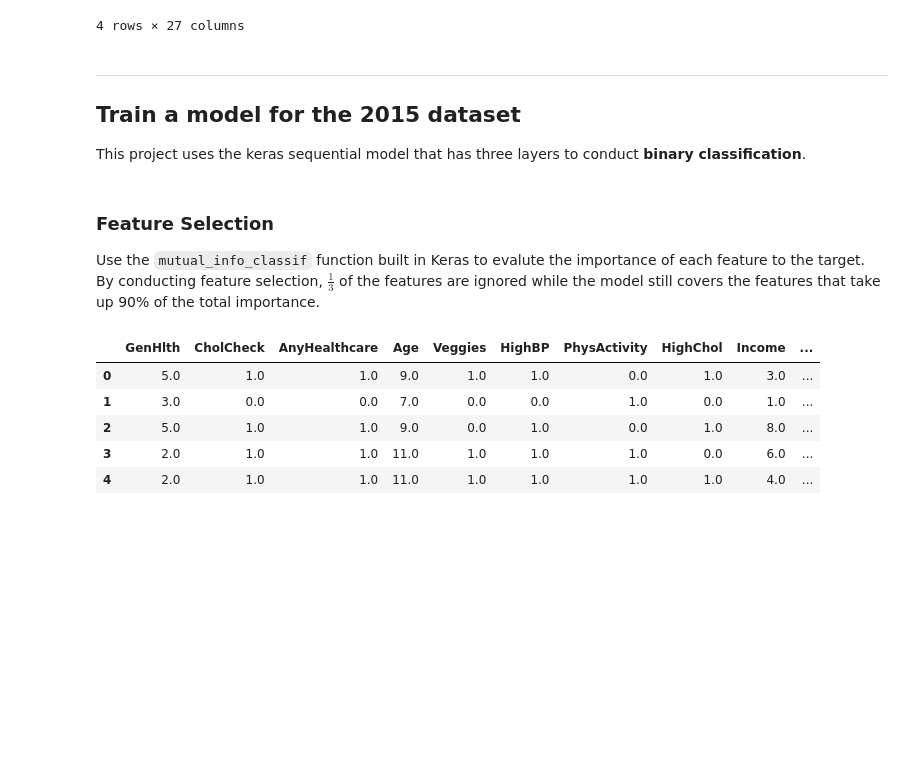
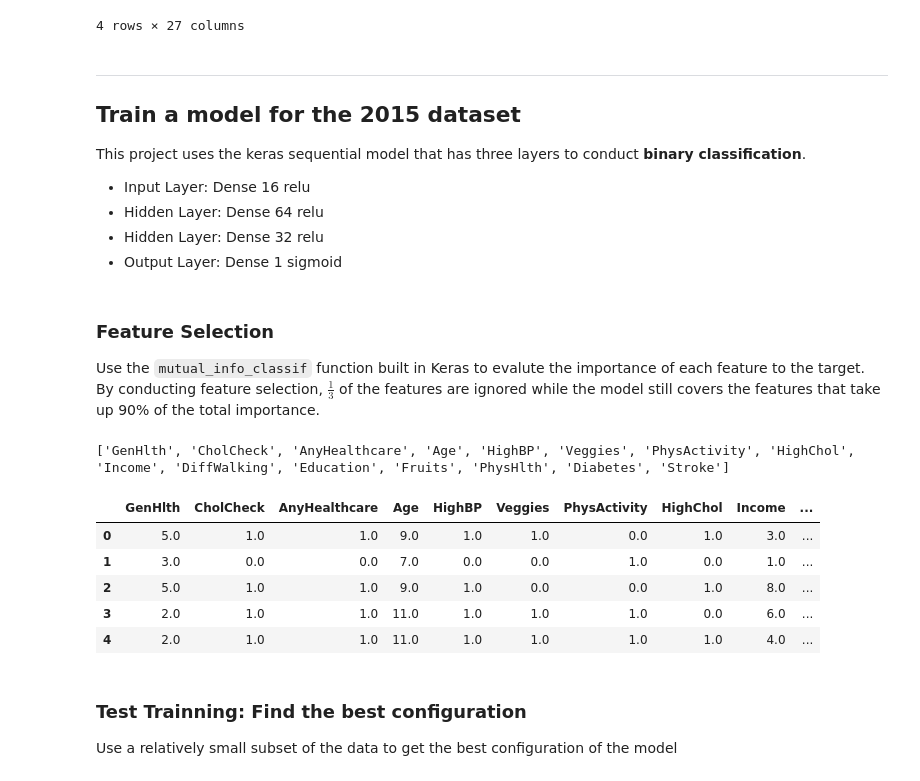
Before and after one commit to OzelotVanilla/PythonCourseRepos, a Jupyter notebook: Project_Concept_Demo.ipynb, the cells around one changed output. Drawn from its saved outputs; the diff is of its cells as text; code cells hidden in the pictures; blank space fills up the shorter version.

```diff
--- a/Project_Concept_Demo.ipynb
+++ b/Project_Concept_Demo.ipynb
@@ -156,6 +157,10 @@ df_2020.to_csv('datasets/data_2020.modified.csv')
 -----
 ## Train a model for the 2015 dataset
 This project uses the keras sequential model that has three layers to conduct **binary classification**.
+- Input Layer: Dense 16 relu
+- Hidden Layer: Dense 64 relu
+- Hidden Layer: Dense 32 relu
+- Output Layer: Dense 1 sigmoid
 # %%
 # For whom starts here
 # Read the modified datasets from file
@@ -166,15 +171,25 @@ df_2020 = pd.read_csv('datasets/data_2020.csv')
 ### Feature Selection
 Use the `mutual_info_classif` function built in Keras to evalute the importance of each feature to the target.
 By conducting feature selection, $\frac 1 3$ of the features are ignored while the model still covers the features that take up 90% of the total importance.
-# %%
-features_selected = selectFeatures(df_2015, labelColName="HeartDisease")
-df_2015_fs = df_2015[features_selected]
-df_2015_fs.head()
-# %% [output]
-|  | GenHlth | CholCheck | AnyHealthcare | Age | Veggies | HighBP | PhysActivity | HighChol | Income | ... |
-| 0 | 5.0 | 1.0 | 1.0 | 9.0 | 1.0 | 1.0 | 0.0 | 1.0 | 3.0 | ... |
-| 1 | 3.0 | 0.0 | 0.0 | 7.0 | 0.0 | 0.0 | 1.0 | 0.0 | 1.0 | ... |
-| 2 | 5.0 | 1.0 | 1.0 | 9.0 | 0.0 | 1.0 | 0.0 | 1.0 | 8.0 | ... |
-| 3 | 2.0 | 1.0 | 1.0 | 11.0 | 1.0 | 1.0 | 1.0 | 0.0 | 6.0 | ... |
-| 4 | 2.0 | 1.0 | 1.0 | 11.0 | 1.0 | 1.0 | 1.0 | 1.0 | 4.0 | ... |
+# %%
+from train.pre_processing import selectFeatures
+# Select the most influential features (first 90%) to the target value
+# Uses the mutual_info_classif method provided by Keras, which is encapsulated in the selectFeatures method (self-implemented)
+features_selected = selectFeatures(df_2015, labelColName="HeartDisease", threshold=0.9)
+print(features_selected)
+# df_2015_fs: the 2015 dataset containing only the selected features
+df_2015_fs = df_2015[features_selected]
+# Display
+df_2015_fs.head()
+# %% [output]
+['GenHlth', 'CholCheck', 'AnyHealthcare', 'Age', 'HighBP', 'Veggies', 'PhysActivity', 'HighChol', 'Income', 'DiffWalking', 'Education', 'Fruits', 'PhysHlth', 'Diabetes', 'Stroke']
+|  | GenHlth | CholCheck | AnyHealthcare | Age | HighBP | Veggies | PhysActivity | HighChol | Income | ... |
+| 0 | 5.0 | 1.0 | 1.0 | 9.0 | 1.0 | 1.0 | 0.0 | 1.0 | 3.0 | ... |
+| 1 | 3.0 | 0.0 | 0.0 | 7.0 | 0.0 | 0.0 | 1.0 | 0.0 | 1.0 | ... |
+| 2 | 5.0 | 1.0 | 1.0 | 9.0 | 1.0 | 0.0 | 0.0 | 1.0 | 8.0 | ... |
+| 3 | 2.0 | 1.0 | 1.0 | 11.0 | 1.0 | 1.0 | 1.0 | 0.0 | 6.0 | ... |
+| 4 | 2.0 | 1.0 | 1.0 | 11.0 | 1.0 | 1.0 | 1.0 | 1.0 | 4.0 | ... |
+# %% [markdown]
+### Test Trainning: Find the best configuration
+Use a relatively small subset of the data to get the best configuration of the model
 # %%
```
Also changed, not shown: parts of 19 cells of this notebook.
